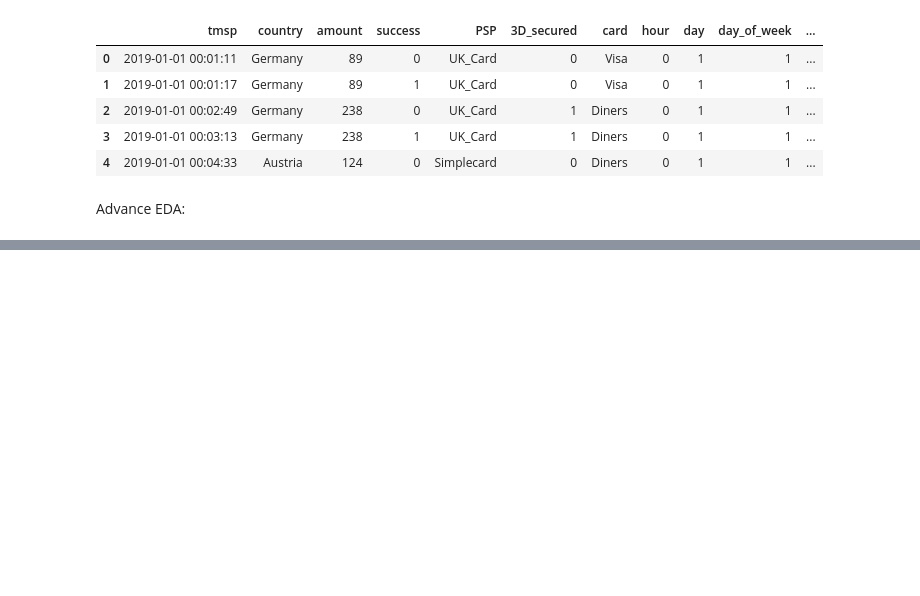
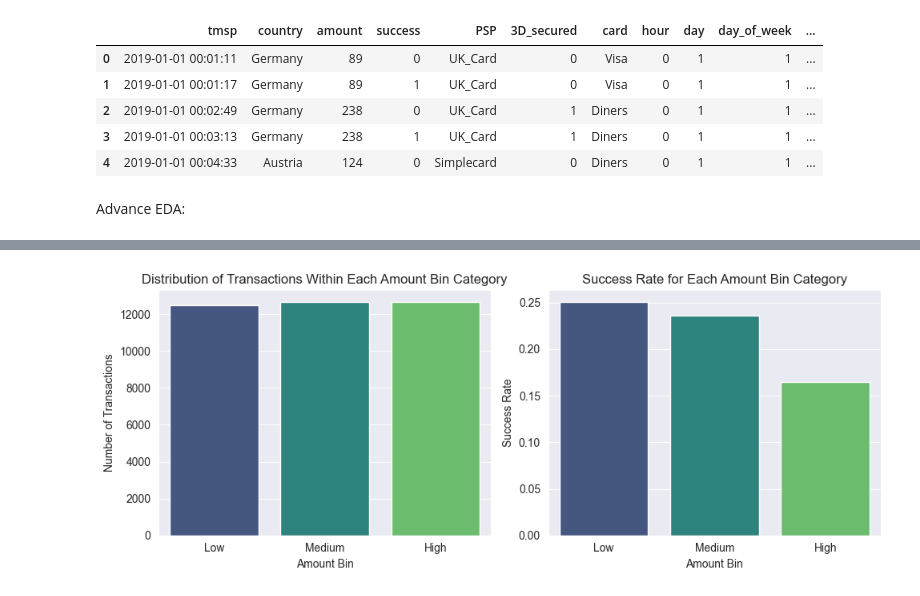
Before and after one commit to ayush1330/Credit_Card_Routing_for_Online_Purchase, a Jupyter notebook: case_study_card_payment.ipynb, the cells around one changed output, grey strips where cells are left out. Saved outputs shown, nothing was run; the diff lists cells and outputs as text; code cells hidden in the pictures; blank space fills up the shorter version.

```diff
--- a/case_study_card_payment.ipynb
+++ b/case_study_card_payment.ipynb
@@ -463,0 +575,31 @@ Advance EDA:
+# %%
+# Initialize the figure
+plt.figure(figsize=(10, 4))
+
+# 1. Distribution of transactions within each amount_bin category
+plt.subplot(1, 2, 1)
+sns.countplot(
+    data=data, x="amount_bin", palette="viridis", order=["Low", "Medium", "High"]
+)
+plt.title("Distribution of Transactions Within Each Amount Bin Category")
+plt.xlabel("Amount Bin")
+plt.ylabel("Number of Transactions")
+
+# 2. Success rate for each amount_bin category
+plt.subplot(1, 2, 2)
+sns.barplot(
+    data=data,
+    x="amount_bin",
+    y="success",
+    palette="viridis",
+    order=["Low", "Medium", "High"],
+    errorbar=None,
+)
+plt.title("Success Rate for Each Amount Bin Category")
+plt.xlabel("Amount Bin")
+plt.ylabel("Success Rate")
+
+plt.tight_layout()
+plt.show()
+# %% [output]
+[figure, added]
```
Also changed, not shown: parts of 11 cells of this notebook.
